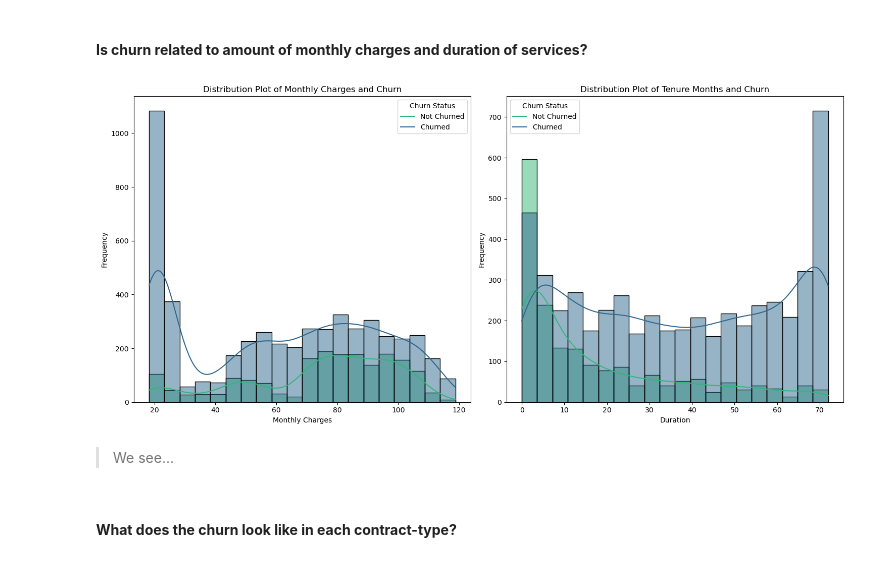
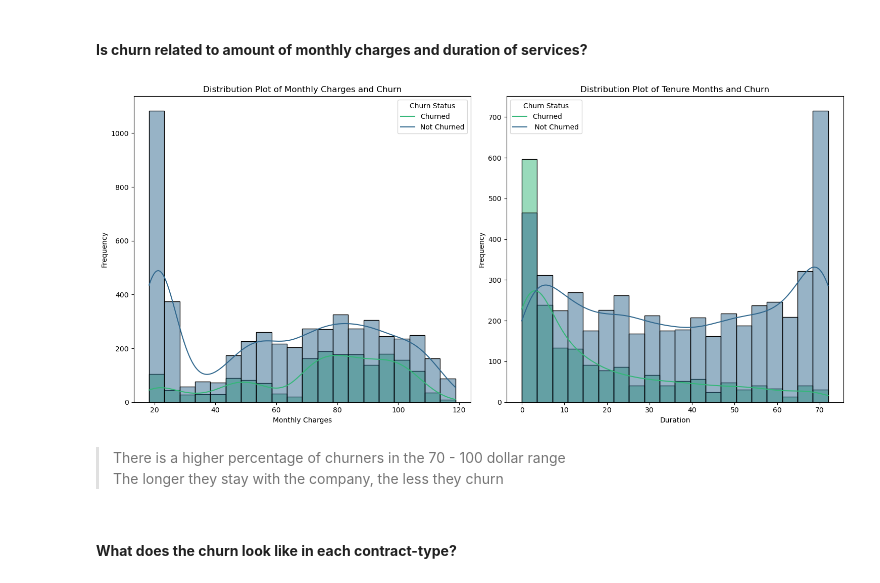
Before and after one commit to ldearlove/Digital-Futures-Swan-Project, a Jupyter notebook: White Swan.ipynb, the cells around one changed output. Cells and saved outputs as stored; diff of their text form; code cells hidden in the pictures.

```diff
--- a/White Swan.ipynb
+++ b/White Swan.ipynb
@@ -170,38 +167,39 @@ sns.pairplot(df)
 fig, axes = plt.subplots(nrows=1, ncols=2, figsize=(15, 7), sharey=False)
 
 #Is churn related to amount of monthly charges?
 sns.histplot(data=df, x='Monthly Charges',
             hue='Churn Value',
             #kind='hist',
             kde=True,
             palette='viridis',
             bins=20,
             ax=axes[0])
 axes[0].set_title('Distribution Plot of Monthly Charges and Churn')
 axes[0].set_xlabel('Monthly Charges')
 axes[0].set_ylabel('Frequency')
-axes[0].legend(['Not Churned', 'Churned'], title='Churn Status')
+axes[0].legend(['Churned', 'Not Churned'], title='Churn Status')
 
 #Is churn related to duration of service?
 sns.histplot(data=df, x='Tenure Months',
             hue='Churn Value',
             #kind='hist',
             kde=True,
             palette='viridis',
             bins=20,
             ax=axes[1])
 axes[1].set_title('Distribution Plot of Tenure Months and Churn')
 axes[1].set_xlabel('Duration')
 axes[1].set_ylabel('Frequency')
-axes[1].legend(['Not Churned', 'Churned'], title='Churn Status')
+axes[1].legend(['Churned', ' Not Churned'], title='Churn Status')
 
 
 plt.tight_layout()
 plt.show()
 # %% [output]
-[figure, old version]
+[figure, new version]
 # %% [markdown]
-> We see...
+> There is a higher percentage of churners in the 70 - 100 dollar range
+> The longer they stay with the company, the less they churn
 # %% [markdown]
 \
 **What does the churn look like in each contract-type?**
```
Also changed, not shown: parts of 19 cells of this notebook.
